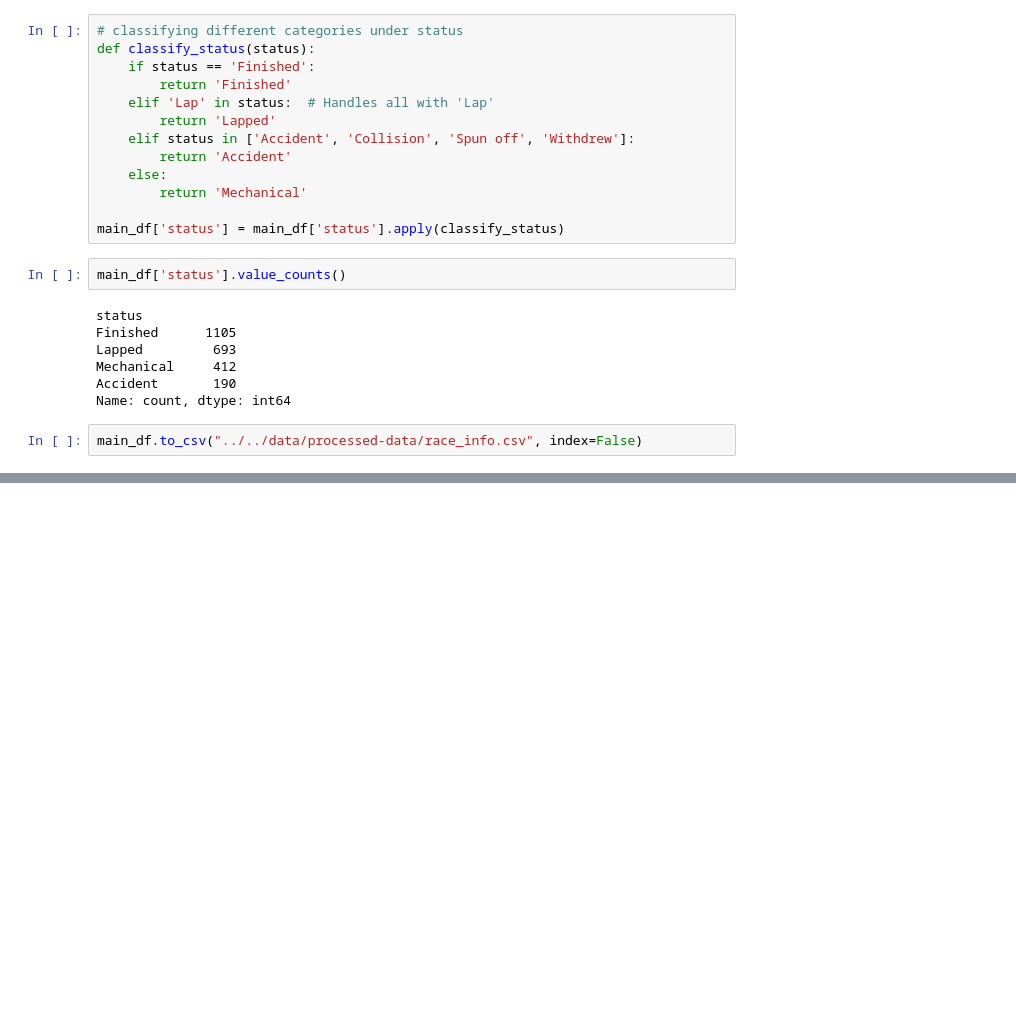
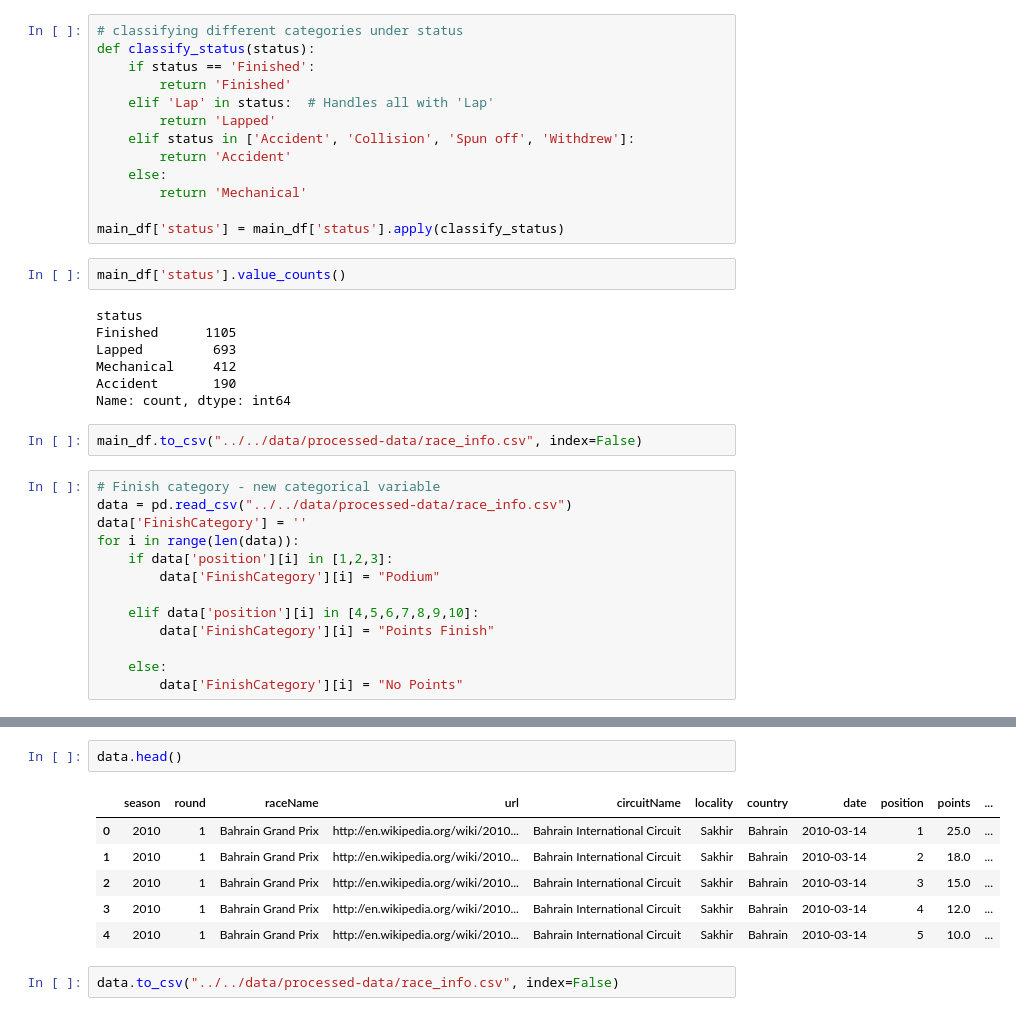
Before and after one commit to NandiniKodali988/F1-Through-Data, a Jupyter notebook: technical-details/data-cleaning/main.ipynb, the cells around one changed output, grey strips where cells are left out. Saved outputs shown, nothing was run; the diff lists cells and outputs as text; blank space fills up the shorter version.

Commit message:
finish category variable

```diff
--- a/technical-details/data-cleaning/main.ipynb
+++ b/technical-details/data-cleaning/main.ipynb
@@ -572,3 +572,16 @@ Accident       190
 Name: count, dtype: int64
 # %%
 main_df.to_csv("../../data/processed-data/race_info.csv", index=False)
+# %%
+# Finish category - new categorical variable
+data = pd.read_csv("../../data/processed-data/race_info.csv")
+data['FinishCategory'] = ''
+for i in range(len(data)):
+    if data['position'][i] in [1,2,3]:
+        data['FinishCategory'][i] = "Podium"
+
+    elif data['position'][i] in [4,5,6,7,8,9,10]:
+        data['FinishCategory'][i] = "Points Finish"
+
+    else:
+        data['FinishCategory'][i] = "No Points"
@@ -574,0 +606,11 @@ main_df.to_csv("../../data/processed-data/race_info.csv", index=False)
+# %%
+data.head()
+# %% [output]
+|  | season | round | raceName | url | circuitName | locality | country | date | position | points | ... |
+| 0 | 2010 | 1 | Bahrain Grand Prix | http://en.wikipedia.org/wiki/2010... | Bahrain International Circuit | Sakhir | Bahrain | 2010-03-14 | 1 | 25.0 | ... |
+| 1 | 2010 | 1 | Bahrain Grand Prix | http://en.wikipedia.org/wiki/2010... | Bahrain International Circuit | Sakhir | Bahrain | 2010-03-14 | 2 | 18.0 | ... |
+| 2 | 2010 | 1 | Bahrain Grand Prix | http://en.wikipedia.org/wiki/2010... | Bahrain International Circuit | Sakhir | Bahrain | 2010-03-14 | 3 | 15.0 | ... |
+| 3 | 2010 | 1 | Bahrain Grand Prix | http://en.wikipedia.org/wiki/2010... | Bahrain International Circuit | Sakhir | Bahrain | 2010-03-14 | 4 | 12.0 | ... |
+| 4 | 2010 | 1 | Bahrain Grand Prix | http://en.wikipedia.org/wiki/2010... | Bahrain International Circuit | Sakhir | Bahrain | 2010-03-14 | 5 | 10.0 | ... |
+# %%
+data.to_csv("../../data/processed-data/race_info.csv", index=False)
```
Also changed, not shown: parts of 1 cell of this notebook, 4 other files.
